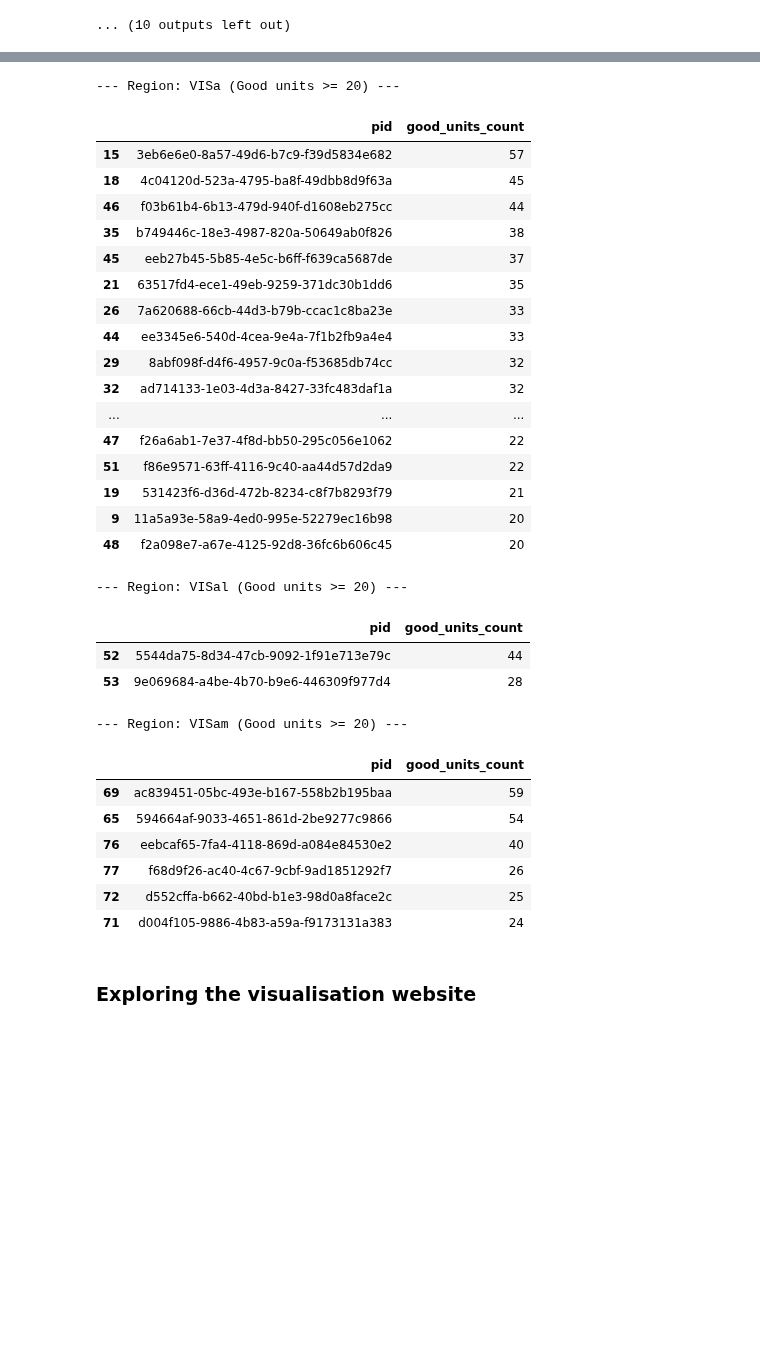
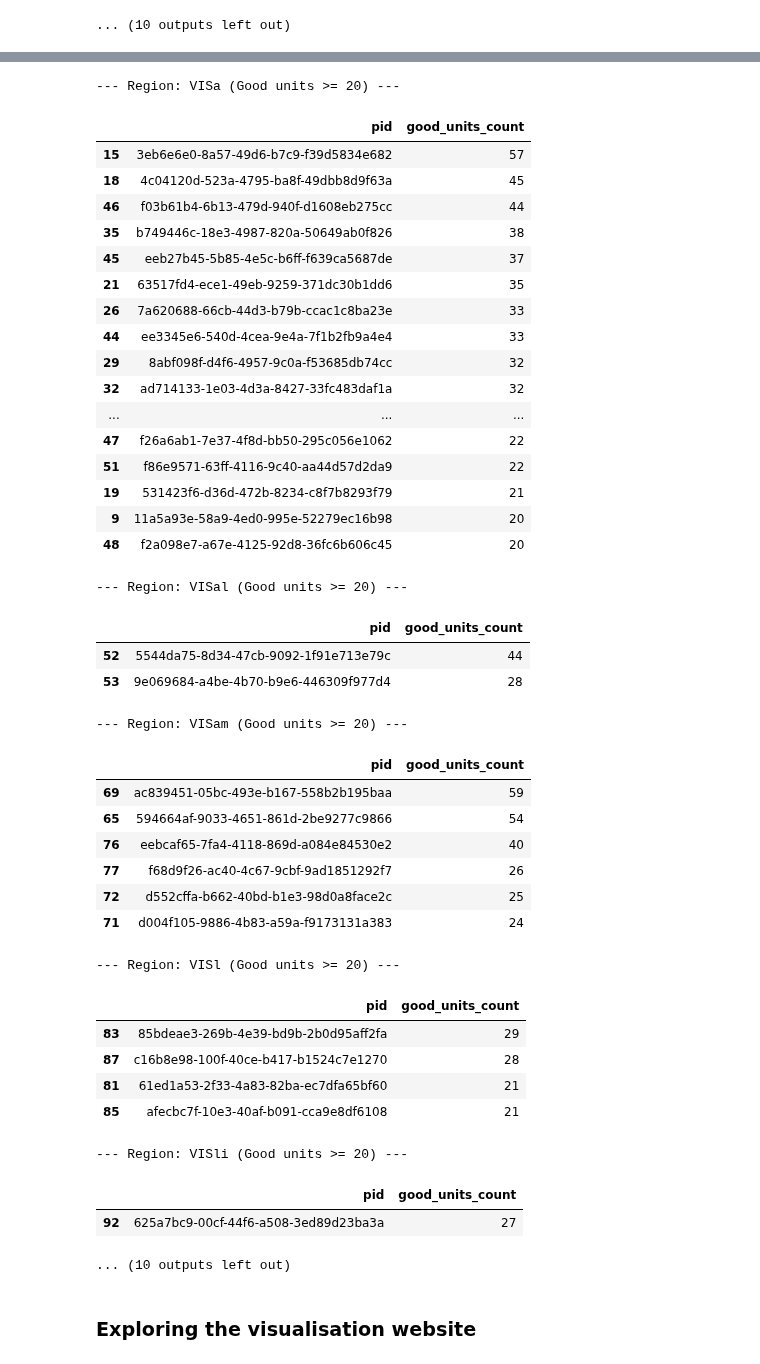
Before and after one commit to aaa923804918-max/mooncake, a Jupyter notebook: projects/neurons/IBL_BWM_Neuromatch_tutorial.ipynb, the cells around one changed output, grey strips where cells are left out. Cells and saved outputs as stored; diff of their text form; code cells hidden in the pictures; blank space fills up the shorter version.

```diff
--- a/projects/neurons/IBL_BWM_Neuromatch_tutorial.ipynb
+++ b/projects/neurons/IBL_BWM_Neuromatch_tutorial.ipynb
@@ -624,12 +624,10 @@ for region_name, group in region_pid_good_units_sorted.groupby('acronym'):
 filtered_regions_count = 0
 for region_name, group in region_pid_good_units_sorted.groupby('acronym'):
     filtered_group = group[group['good_units_count'] >= 20]
-    if not filtered_group.empty and filtered_regions_count < 4:
+    if not filtered_group.empty:
         print(f"\n--- Region: {region_name} (Good units >= 20) ---")
         display(filtered_group.drop(columns=['acronym']))
         filtered_regions_count += 1
-    if filtered_regions_count >= 4:
-        break
 # %% [output]
 --- Region: VISC (Good units >= 20) ---
 |  | pid | good_units_count |
@@ -638,33 +636,43 @@ for region_name, group in region_pid_good_units_sorted.groupby('acronym'):
 --- Region: VISa (Good units >= 20) ---
 |  | pid | good_units_count |
 | 15 | 3eb6e6e0-8a57-49d6-b7c9-f39d5834e682 | 57 |
 | 18 | 4c04120d-523a-4795-ba8f-49dbb8d9f63a | 45 |
 | 46 | f03b61b4-6b13-479d-940f-d1608eb275cc | 44 |
 | 35 | b749446c-18e3-4987-820a-50649ab0f826 | 38 |
 | 45 | eeb27b45-5b85-4e5c-b6ff-f639ca5687de | 37 |
 | 21 | 63517fd4-ece1-49eb-9259-371dc30b1dd6 | 35 |
 | 26 | 7a620688-66cb-44d3-b79b-ccac1c8ba23e | 33 |
 | 44 | ee3345e6-540d-4cea-9e4a-7f1b2fb9a4e4 | 33 |
 | 29 | 8abf098f-d4f6-4957-9c0a-f53685db74cc | 32 |
 | 32 | ad714133-1e03-4d3a-8427-33fc483daf1a | 32 |
 | ... | ... | ... |
 | 47 | f26a6ab1-7e37-4f8d-bb50-295c056e1062 | 22 |
 | 51 | f86e9571-63ff-4116-9c40-aa44d57d2da9 | 22 |
 | 19 | 531423f6-d36d-472b-8234-c8f7b8293f79 | 21 |
 | 9 | 11a5a93e-58a9-4ed0-995e-52279ec16b98 | 20 |
 | 48 | f2a098e7-a67e-4125-92d8-36fc6b606c45 | 20 |
 --- Region: VISal (Good units >= 20) ---
 |  | pid | good_units_count |
 | 52 | 5544da75-8d34-47cb-9092-1f91e713e79c | 44 |
 | 53 | 9e069684-a4be-4b70-b9e6-446309f977d4 | 28 |
 --- Region: VISam (Good units >= 20) ---
 |  | pid | good_units_count |
 | 69 | ac839451-05bc-493e-b167-558b2b195baa | 59 |
 | 65 | 594664af-9033-4651-861d-2be9277c9866 | 54 |
 | 76 | eebcaf65-7fa4-4118-869d-a084e84530e2 | 40 |
 | 77 | f68d9f26-ac40-4c67-9cbf-9ad1851292f7 | 26 |
 | 72 | d552cffa-b662-40bd-b1e3-98d0a8face2c | 25 |
 | 71 | d004f105-9886-4b83-a59a-f9173131a383 | 24 |
+--- Region: VISl (Good units >= 20) ---
+|  | pid | good_units_count |
+| 83 | 85bdeae3-269b-4e39-bd9b-2b0d95aff2fa | 29 |
+| 87 | c16b8e98-100f-40ce-b417-b1524c7e1270 | 28 |
+| 81 | 61ed1a53-2f33-4a83-82ba-ec7dfa65bf60 | 21 |
+| 85 | afecbc7f-10e3-40af-b091-cca9e8df6108 | 21 |
+--- Region: VISli (Good units >= 20) ---
+|  | pid | good_units_count |
+| 92 | 625a7bc9-00cf-44f6-a508-3ed89d23ba3a | 27 |
+... (10 outputs left out)
 # %% [markdown]
 ### **Exploring the visualisation website**
 # %% [markdown]
```
